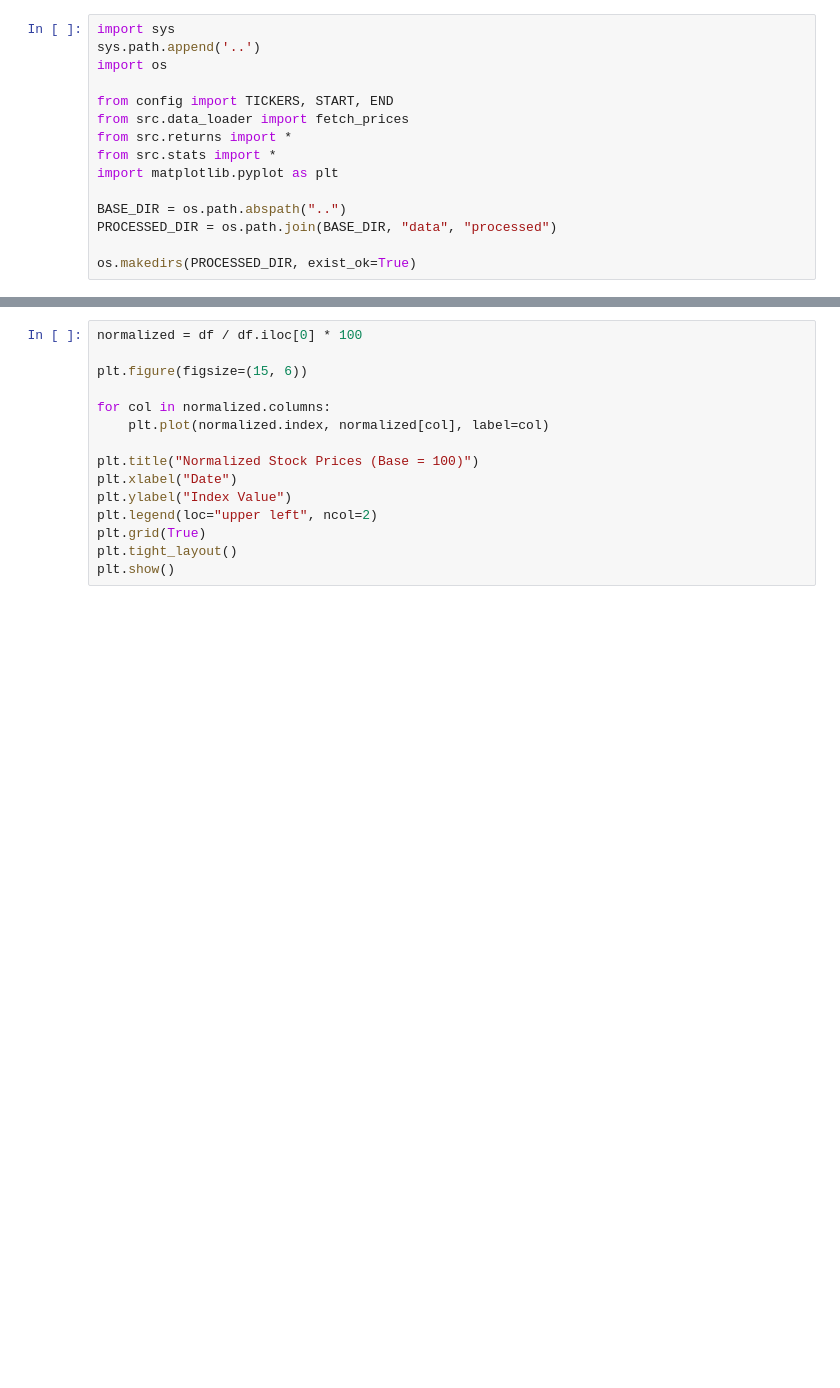
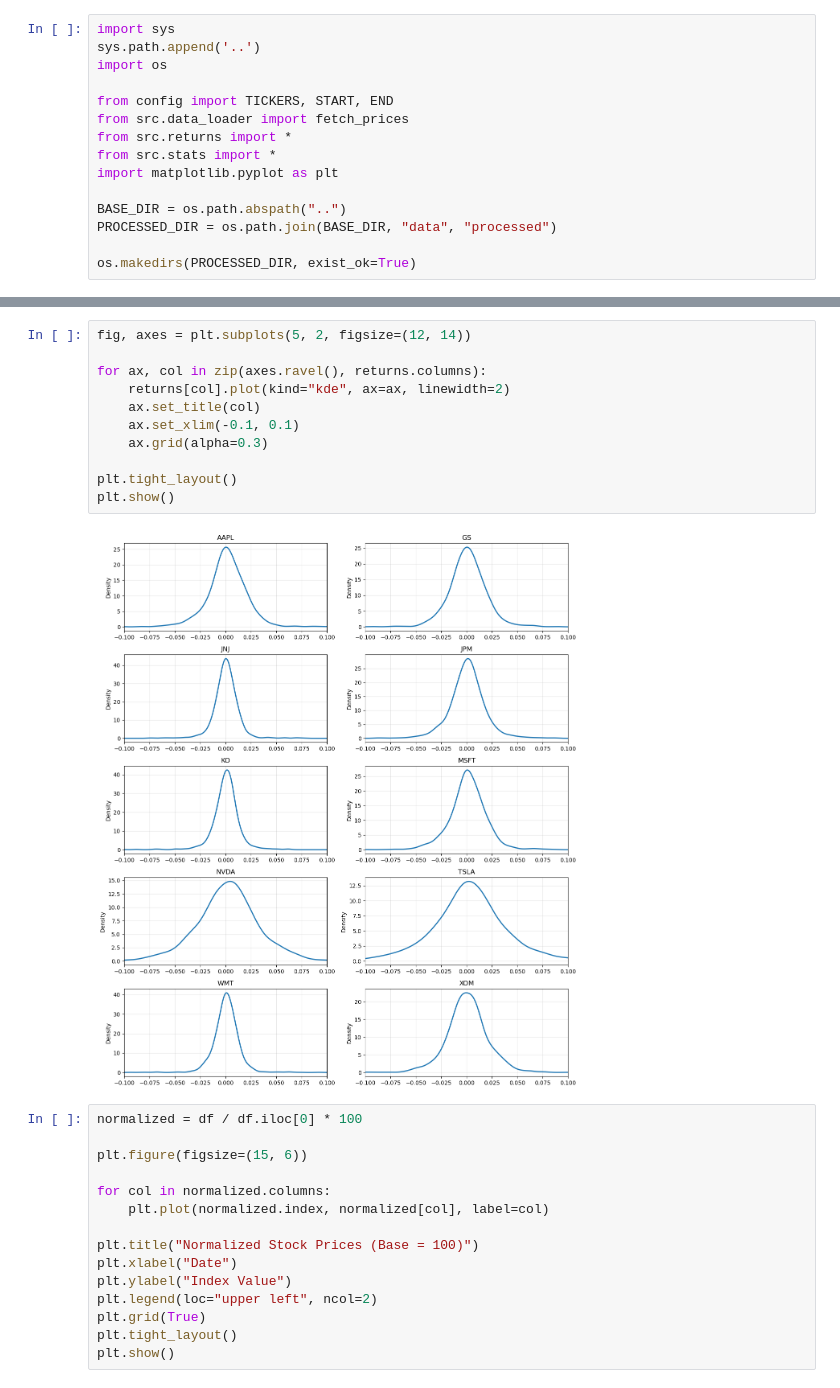
Before and after one commit to adityajoshi1602/Financial_Data_Explorer_Multiple_Stocks, a Jupyter notebook: notebook/01_data_exploration.ipynb, the cells around one changed output, grey strips where cells are left out. Cells and saved outputs as stored; diff of their text form; blank space fills up the shorter version.

Commit message:
feat: add KDE plots for log return distribution analysis

```diff
--- a/notebook/01_data_exploration.ipynb
+++ b/notebook/01_data_exploration.ipynb
@@ -59,4 +59,17 @@ returns.head()
 | 2019-01-09 | 0.016839 | 0.006253 | -0.007957 | -0.001692 | -0.019352 | 0.014198 | 0.019476 | 0.009438 | -0.003262 | 0.005261 |
+# %%
+fig, axes = plt.subplots(5, 2, figsize=(12, 14))
+
+for ax, col in zip(axes.ravel(), returns.columns):
+    returns[col].plot(kind="kde", ax=ax, linewidth=2)
+    ax.set_title(col)
+    ax.set_xlim(-0.1, 0.1)
+    ax.grid(alpha=0.3)
+
+plt.tight_layout()
+plt.show()
+# %% [output]
+[figure, added]
 # %%
 normalized = df / df.iloc[0] * 100
 
```
Also changed, not shown: parts of 5 cells of this notebook, 1 other file.
